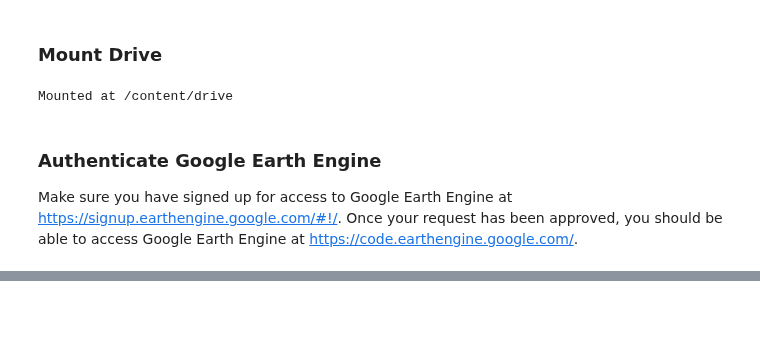
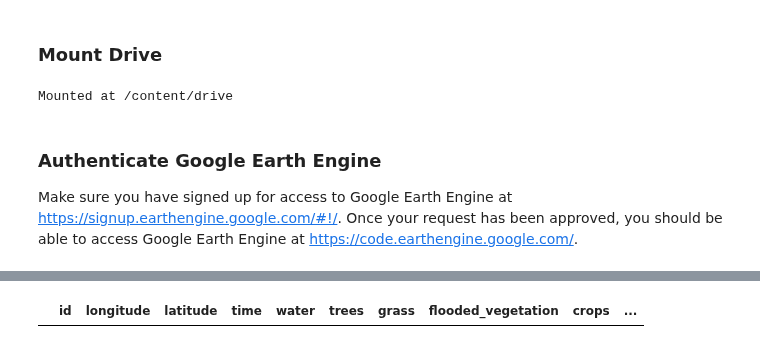
Before and after one commit to KendallScott/Capstone, a Jupyter notebook: Data_Cleanup.ipynb, the cells around one changed output, grey strips where cells are left out. Cells and saved outputs as stored; diff of their text form; code cells hidden in the pictures; blank space fills up the shorter version.

```diff
--- a/Data_Cleanup.ipynb
+++ b/Data_Cleanup.ipynb
@@ -269,4 +180,0 @@ EEException: ignored
-# %%
-import topojson as tp
-topo = tp.Topology(mines_exploded, prequantize=False)
-mines_exploded = topo.toposimplify(2).to_gdf()
@@ -338,0 +257,4 @@ len(mines_exploded['company'].unique())
+# %%
+df_constructor
+# %% [output]
+|  | id | longitude | latitude | time | water | trees | grass | flooded_vegetation | crops | ... |
```
Also changed, not shown: parts of 25 cells of this notebook.
